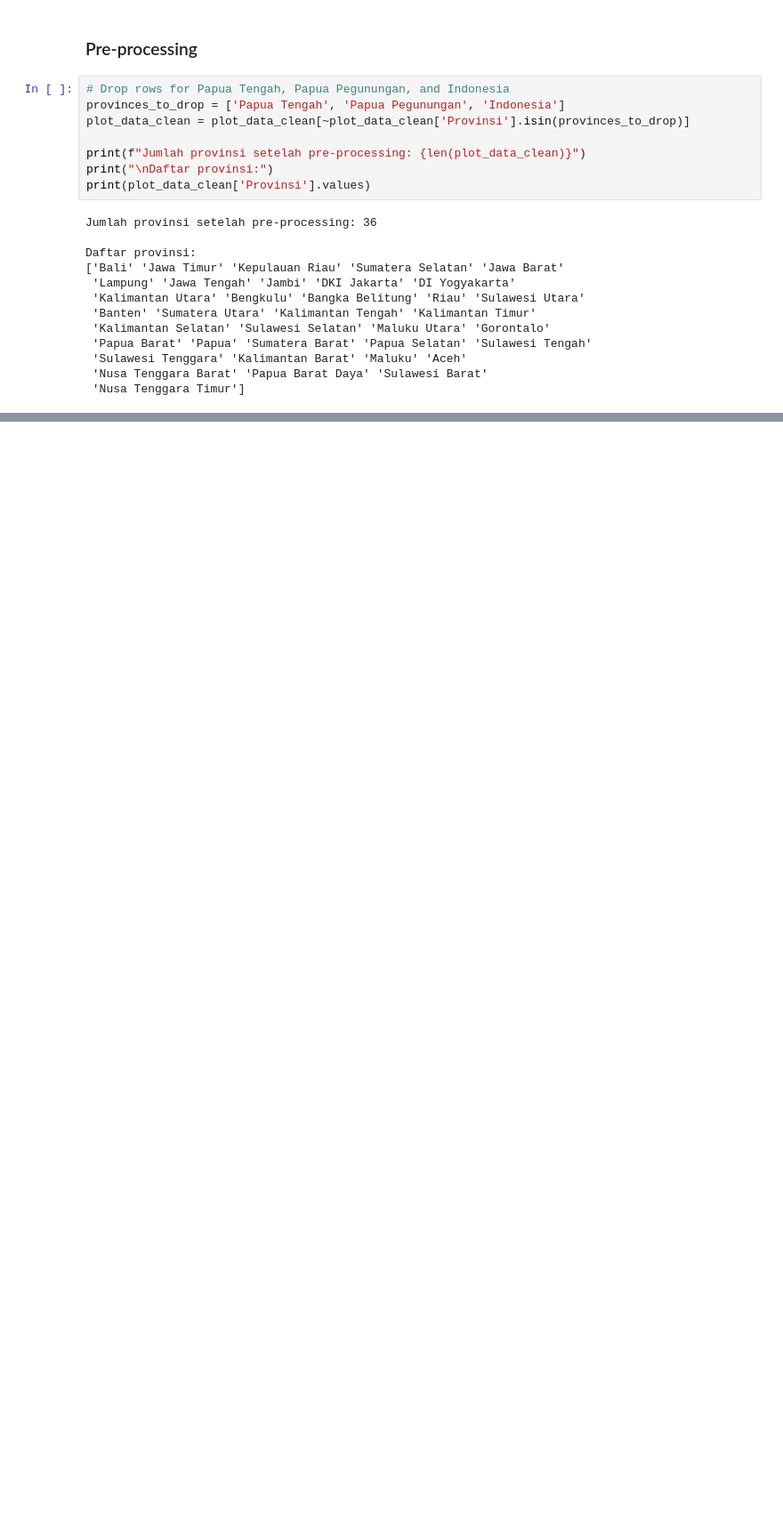
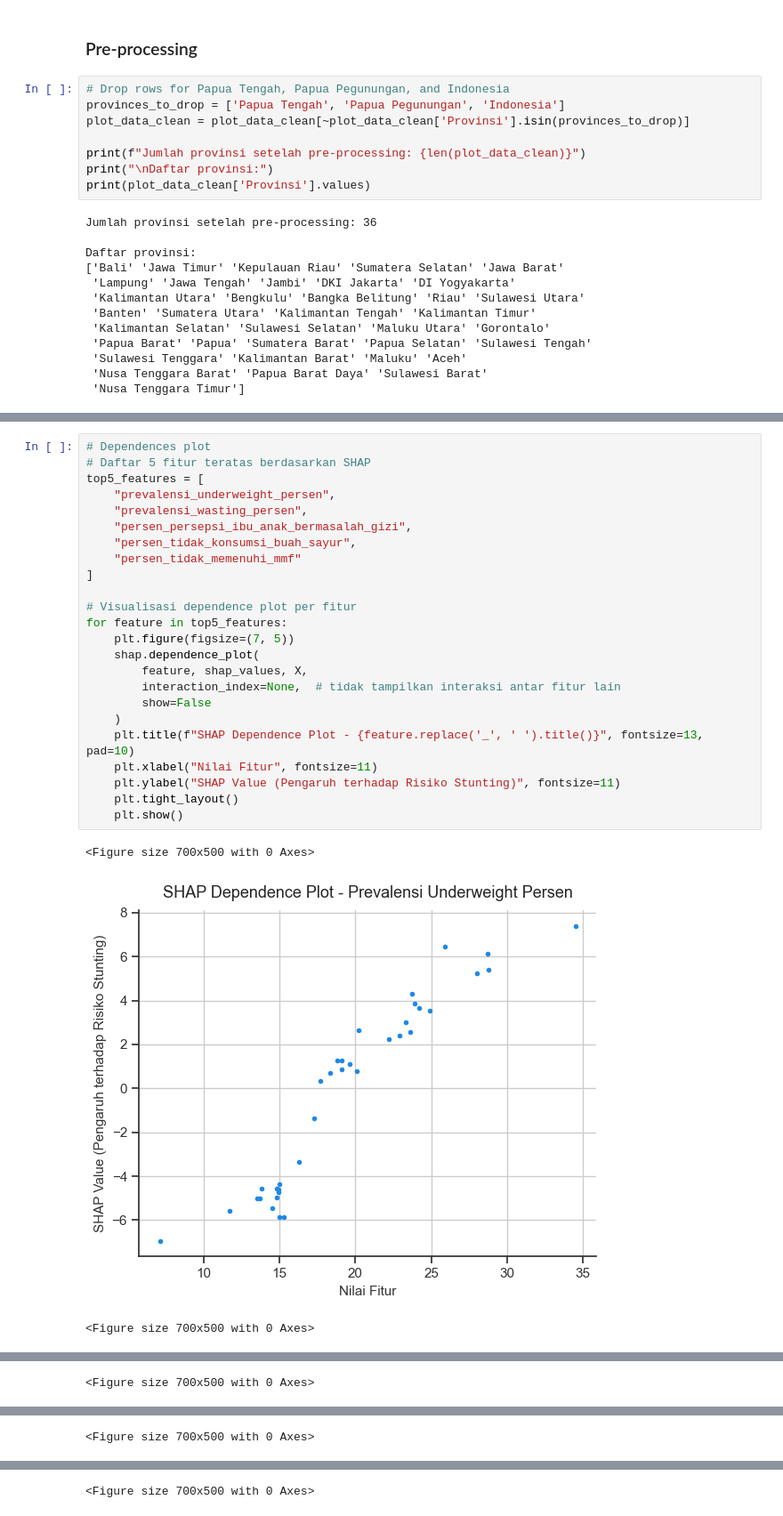
Before and after one commit to cindynadilaptr/ta-if-cindy, a Jupyter notebook: code/dataset_explore.ipynb, the cells around one changed output, grey strips where cells are left out. Shown at 89% size. Cells and saved outputs as stored; diff of their text form; blank space fills up the shorter version.

```diff
--- a/code/dataset_explore.ipynb
+++ b/code/dataset_explore.ipynb
@@ -495,0 +539,28 @@ Mean Absolute Percentage Error (MAPE): 7.05%
+# %%
+# Dependences plot
+# Daftar 5 fitur teratas berdasarkan SHAP
+top5_features = [
+    "prevalensi_underweight_persen",
+    "prevalensi_wasting_persen",
+    "persen_persepsi_ibu_anak_bermasalah_gizi",
+    "persen_tidak_konsumsi_buah_sayur",
+    "persen_tidak_memenuhi_mmf"
+]
+
+# Visualisasi dependence plot per fitur
+for feature in top5_features:
+    plt.figure(figsize=(7, 5))
+    shap.dependence_plot(
+        feature, shap_values, X,
+        interaction_index=None,  # tidak tampilkan interaksi antar fitur lain
+        show=False
+    )
+    plt.title(f"SHAP Dependence Plot - {feature.replace('_', ' ').title()}", fontsize=13, pad=10)
+    plt.xlabel("Nilai Fitur", fontsize=11)
+    plt.ylabel("SHAP Value (Pengaruh terhadap Risiko Stunting)", fontsize=11)
+    plt.tight_layout()
+    plt.show()
+# %% [output]
+<Figure size 700x500 with 0 Axes>
+[figure, added]
+<Figure size 700x500 with 0 Axes>
@@ -495,0 +568 @@ Mean Absolute Percentage Error (MAPE): 7.05%
+<Figure size 700x500 with 0 Axes>
@@ -495,0 +570 @@ Mean Absolute Percentage Error (MAPE): 7.05%
+<Figure size 700x500 with 0 Axes>
@@ -495,0 +572 @@ Mean Absolute Percentage Error (MAPE): 7.05%
+<Figure size 700x500 with 0 Axes>
```
Also changed, not shown: parts of 25 cells of this notebook, 1 other file.
